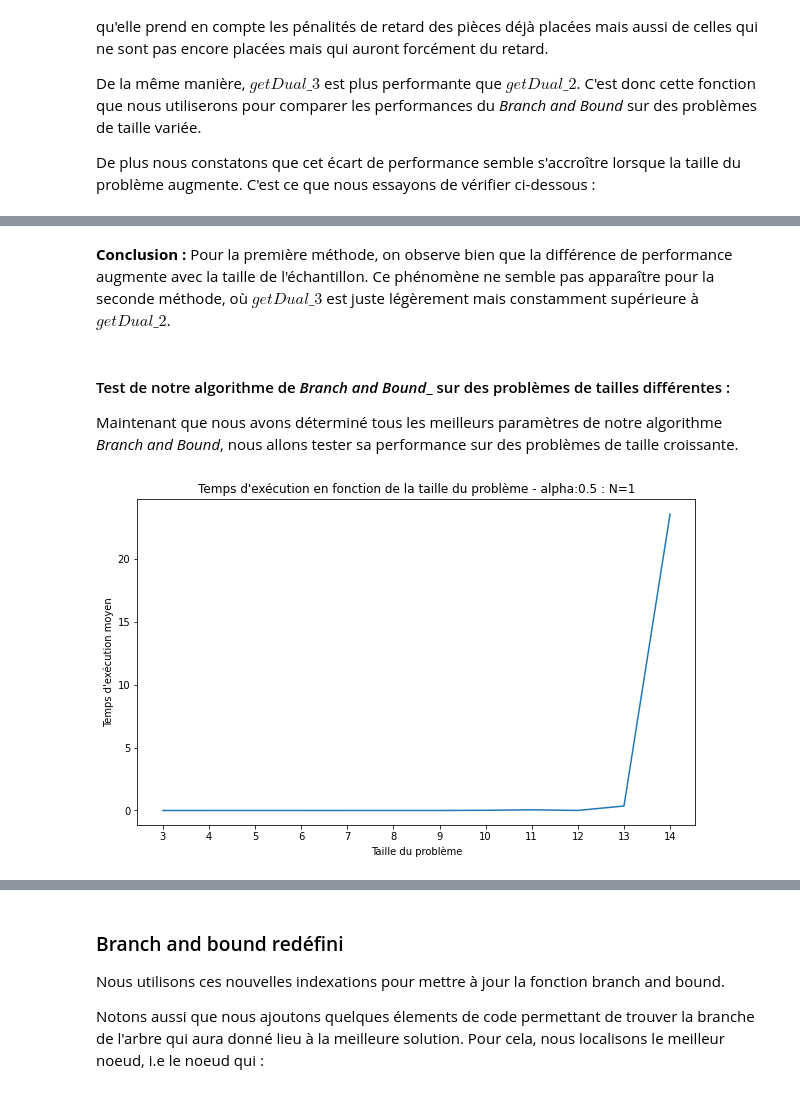
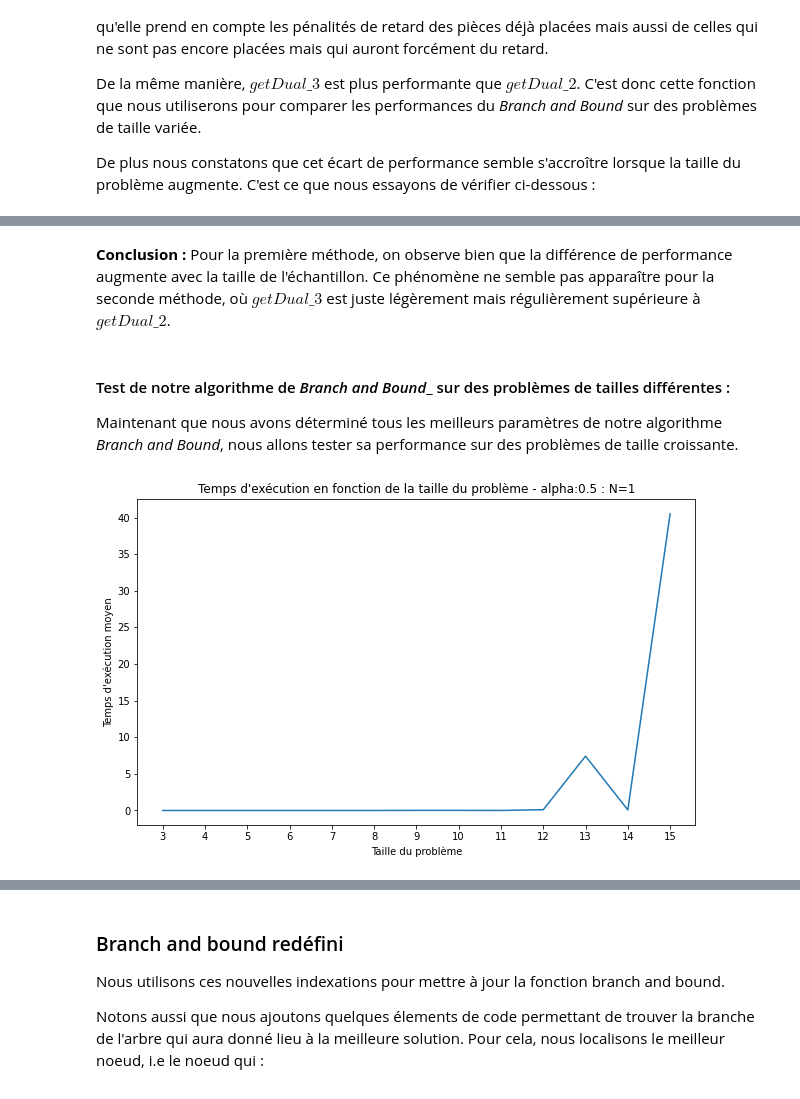
Before and after one commit to TinoMargely/Branch-and-Bound, a Jupyter notebook: Notebook-B&B.ipynb, the cells around one changed output, grey strips where cells are left out. Saved outputs shown, nothing was run; the diff lists cells and outputs as text; code cells hidden in the pictures.

```diff
--- a/Notebook-B&B.ipynb
+++ b/Notebook-B&B.ipynb
@@ -993,39 +1028,38 @@ Afin de vous éviter le long temps de calcul, voici le résultat pour $N=100$, $
 
 ![](img/comparaisonDual.png)
 # %% [markdown]
-__Conclusion :__ Pour la première méthode, on observe bien que la différence de performance augmente avec la taille de l'échantillon. Ce phénomène ne semble pas apparaître pour la seconde méthode, où $getDual\_3$ est juste légèrement mais constamment supérieure à $getDual\_2$.
+__Conclusion :__ Pour la première méthode, on observe bien que la différence de performance augmente avec la taille de l'échantillon. Ce phénomène ne semble pas apparaître pour la seconde méthode, où $getDual\_3$ est juste légèrement mais régulièrement supérieure à $getDual\_2$.
 # %% [markdown]
 #### Test de notre algorithme de _Branch and Bound__ sur des problèmes de tailles différentes :
 
 Maintenant que nous avons déterminé tous les meilleurs paramètres de notre algorithme _Branch and Bound_, nous allons tester sa performance sur des problèmes de taille croissante.
 # %%
 N = 1 #Nombre d'échantillons
-n = 15 #Taille maximum du problème
+n = 16 #Taille maximum du problème
 alpha = 0.5
 
 resultats_3 = [[] for i in range(3,n)]
 for _ in range(N):
     for i in range(3,n):
         p,d,w = genInstancies(i,alpha)
 
         start = time.time()
         _, _, _, _, _ = branch_and_bound(p,d,w, True, getPrimal_2, getDual_3,exploration_1)
         end = time.time()
 
         resultats_3[i-3].append(end-start)
 
 resultats_3 = [np.mean(res) for res in resultats_3]
 resultats_3 = np.array(resultats_3)
 
 
 plt.figure(figsize=(10,6))
 X = list(range(3,n))
 plt.plot(X,resultats_3)
 plt.xlabel("Taille du problème")
 plt.xticks(X)
 plt.ylabel("Temps d'exécution moyen")
 plt.title("Temps d'exécution en fonction de la taille du problème - alpha:{} : N={}".format(alpha,N))
-#plt.savefig("img/comparaisonDual.png")
 plt.show()
 # %% [output]
-[figure, old version]
+[figure, new version]
```
Also changed, not shown: parts of 19 cells of this notebook.
